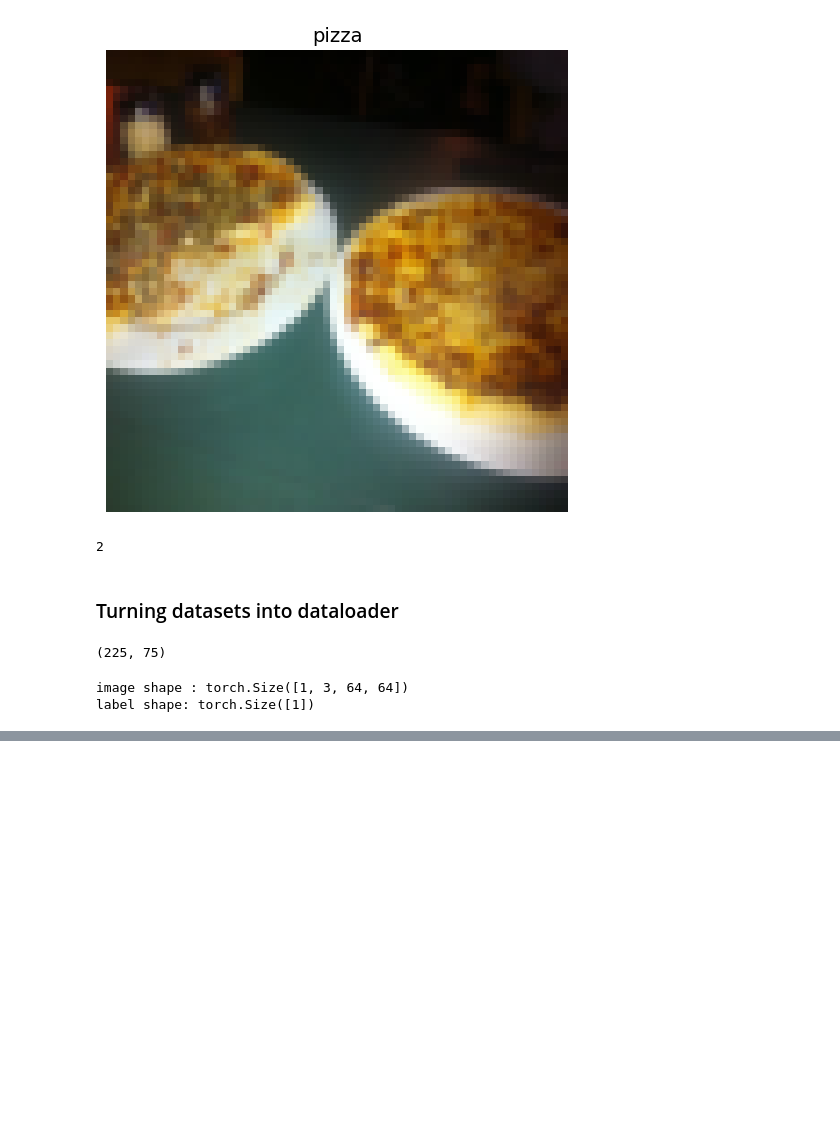
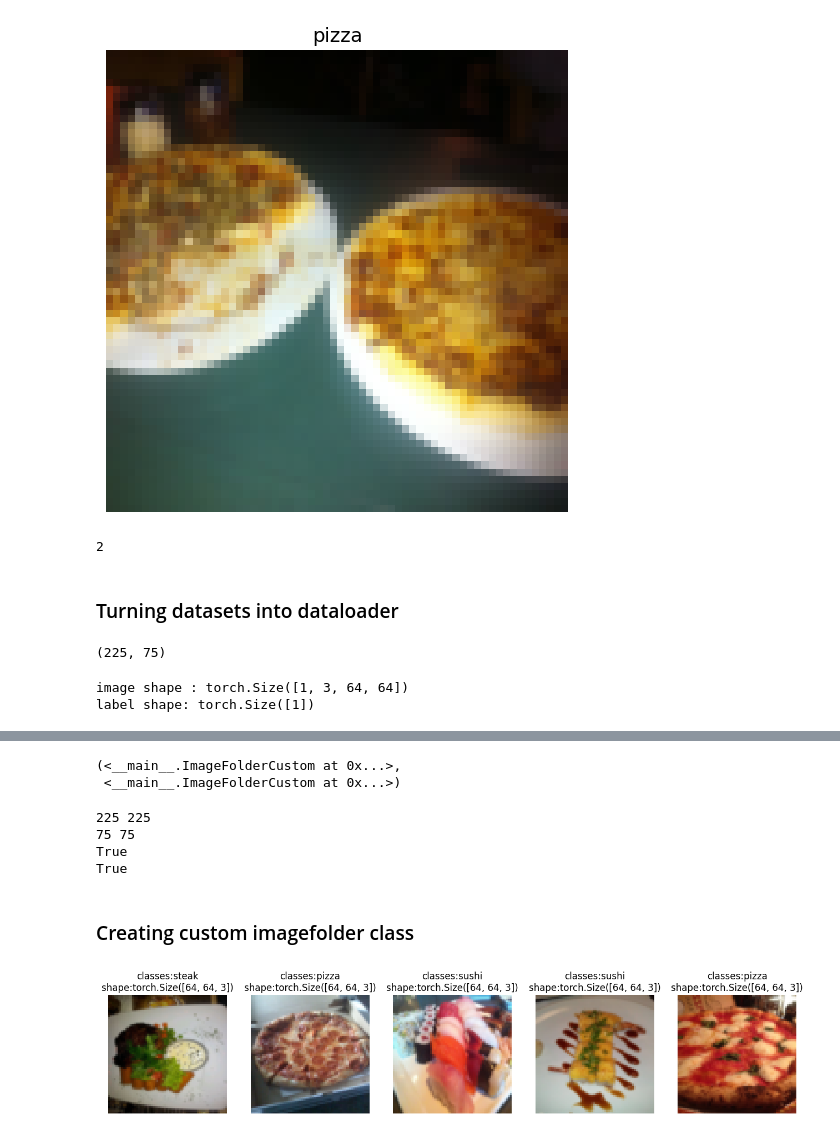
Before and after one commit to mdnazishpatel/Machine_learning, a Jupyter notebook: Custom_Datasets.ipynb, the cells around one changed output, grey strips where cells are left out. Drawn from its saved outputs; the diff is of its cells as text; code cells hidden in the pictures; blank space fills up the shorter version.

Commit message:
Created custom dataset and dataloaders

```diff
--- a/Custom_Datasets.ipynb
+++ b/Custom_Datasets.ipynb
@@ -313,0 +386,56 @@ label shape: torch.Size([1])
+# %%
+train_data_custom, test_data_custom
+# %% [output]
+(<__main__.ImageFolderCustom at 0x...>,
+ <__main__.ImageFolderCustom at 0x...>)
+# %%
+print(len(train_data), len(train_data_custom))
+print(len(test_data), len(test_data_custom))
+print(train_data_custom.classes == train_data.classes)
+print(test_data_custom.classes == test_data.classes)
+# %% [output]
+225 225
+75 75
+True
+True
+# %% [markdown]
+### Creating custom imagefolder class
+# %%
+def DisplayRandomImages(dataset: torch.utils.data.Dataset,
+                        classes:List[str] = True,
+                        n:int = 10,
+                        display_shape:bool = True,
+                        seed: int=None):
+  if n > 10:
+    n=10
+    display_shape = False
+    print(f"For display purpose n shouldn't be larger then 10")
+
+  if seed:
+    random.seed(seed)
+
+
+  plt.figure(figsize=(16,8))
+
+  random_samples_idx = random.sample(range(len(dataset)), k=n)
+
+  for i, tar_sample in enumerate(random_samples_idx):
+    tar_image, tar_label = dataset[tar_sample][0], dataset[tar_sample][1]
+
+    tar_image_adjust = tar_image.permute(1,2,0)
+
+    plt.subplot(1, n, i+1)
+    plt.imshow(tar_image_adjust)
+    plt.axis(False)
+    if classes:
+      title = f"classes:{classes[tar_label]}"
+      if display_shape:
+        title = title + f"\nshape:{tar_image_adjust.shape}"
+      plt.title(title)
+# %%
+DisplayRandomImages(train_data,
+                    n=5,
+                    classes=class_name,
+                    seed=None)
+# %% [output]
+[figure, added]
```
Also changed, not shown: parts of 20 cells of this notebook.
